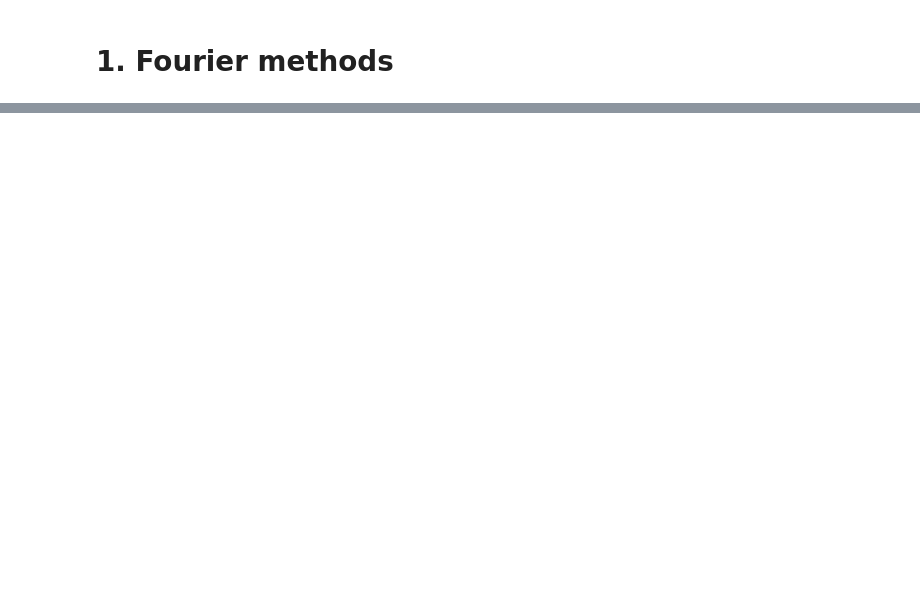
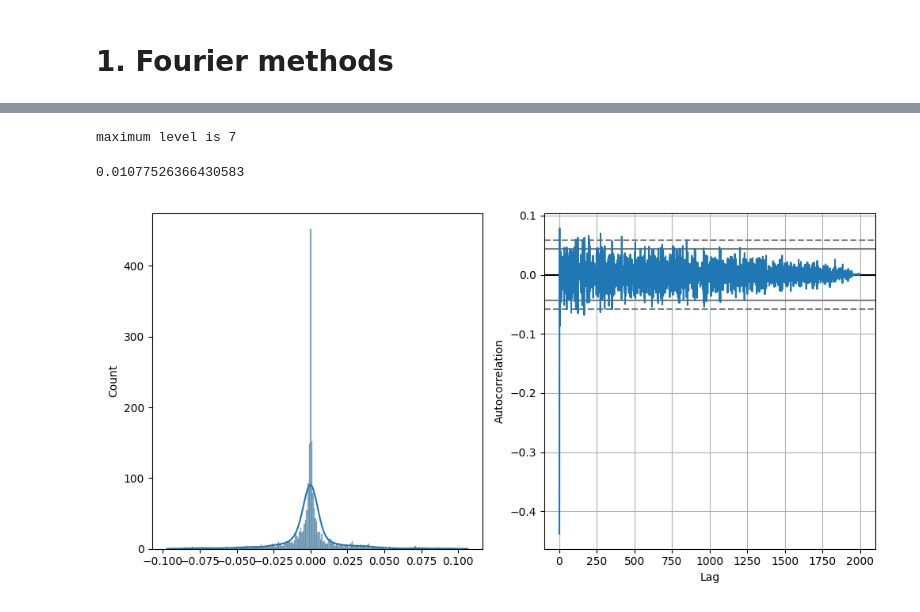
Before and after one commit to tristanmckechnie/tristan_meng_data_science, a Jupyter notebook: spectral_feature_engineering.ipynb, the cells around one changed output, grey strips where cells are left out. Drawn from its saved outputs; the diff is of its cells as text; code cells hidden in the pictures; blank space fills up the shorter version.

```diff
--- a/spectral_feature_engineering.ipynb
+++ b/spectral_feature_engineering.ipynb
@@ -234,0 +240,66 @@ Threshold found! Threshold: 0.004613225415168848 Test: 95.04950495049505
+# %%
+import copy
+from spectral_denoising import test_for_white_noise
+from pandas.plotting import autocorrelation_plot
+
+
+def find_wavelet_threshold(signal,wavelet='sym8'):
+    """
+    This function is used to deterine what a good thresholding value is. It works by iterating
+    through possible thresholding values until the noise component removed is found to be white
+    noise.
+    """
+
+   # Create wavelet object and define parameters
+    w = pywt.Wavelet(wavelet)
+    maxlev = pywt.dwt_max_level(len(signal), w.dec_len)
+    print("maximum level is " + str(maxlev))
+    threshold = 0.9 # Threshold for filtering coefficients as part of denoising, the higher this value the more coefficients you set to zero, ie more of the original signal you truncate away / denoise
+
+    # Decompose into wavelet components, to the level selected:
+    coeffs = pywt.wavedec(signal, w, level=maxlev) # multi-level decomposition
+
+    # Threshold the wavelet coefficients for each scale / level, thereby removing noise.
+    coeffs_thresholded = copy.deepcopy(coeffs)
+    for i in range(1, len(coeffs)):
+        coeffs_thresholded[i] = pywt.threshold(coeffs[i], threshold*np.max(coeffs[i]),mode='hard')
+
+    # inverse transform coefficient to reconstruct time series signal, minus noise
+    datarec = pywt.waverec(coeffs_thresholded, w) # multi-level decomposition reconstruction
+
+    # noise component
+    noise = signal - datarec
+
+    # test if this component is white noise
+    white_noise_1_0,percentage = test_for_white_noise(noise)
+
+    # while thresholding has not removed a purely white noise component
+    while white_noise_1_0 != True:
+        # iterate on threshold value, this is a geometric iteration
+        threshold = threshold*.9
+
+        # new thresholded signal
+        coeffs_thresholded = copy.deepcopy(coeffs)
+        for i in range(1, len(coeffs)):
+            coeffs_thresholded[i] = pywt.threshold(coeffs[i], threshold*np.max(coeffs[i]),mode='hard')
+
+        # inverse transform coefficient to reconstruct time series signal, minus noise
+        datarec = pywt.waverec(coeffs_thresholded, w) # multi-level decomposition reconstruction
+        noise = signal - datarec
+        # is this removed component white noise?
+        white_noise_1_0, percentage = test_for_white_noise(noise)
+
+    # some white noise evidence
+    fig,ax = plt.subplots(1,2,figsize=(10,5))
+    sns.histplot(np.real(noise),kde=True,ax=ax[0])
+    autocorrelation_plot(noise,ax=ax[1])
+    plt.tight_layout()
+
+    return threshold
+
+# test function
+find_threshold(signal,wavelet='sym8')
+# %% [output]
+maximum level is 7
+0.01077526366430583
+[figure, added]
```
Also changed, not shown: parts of 5 cells of this notebook, 9 other files.
